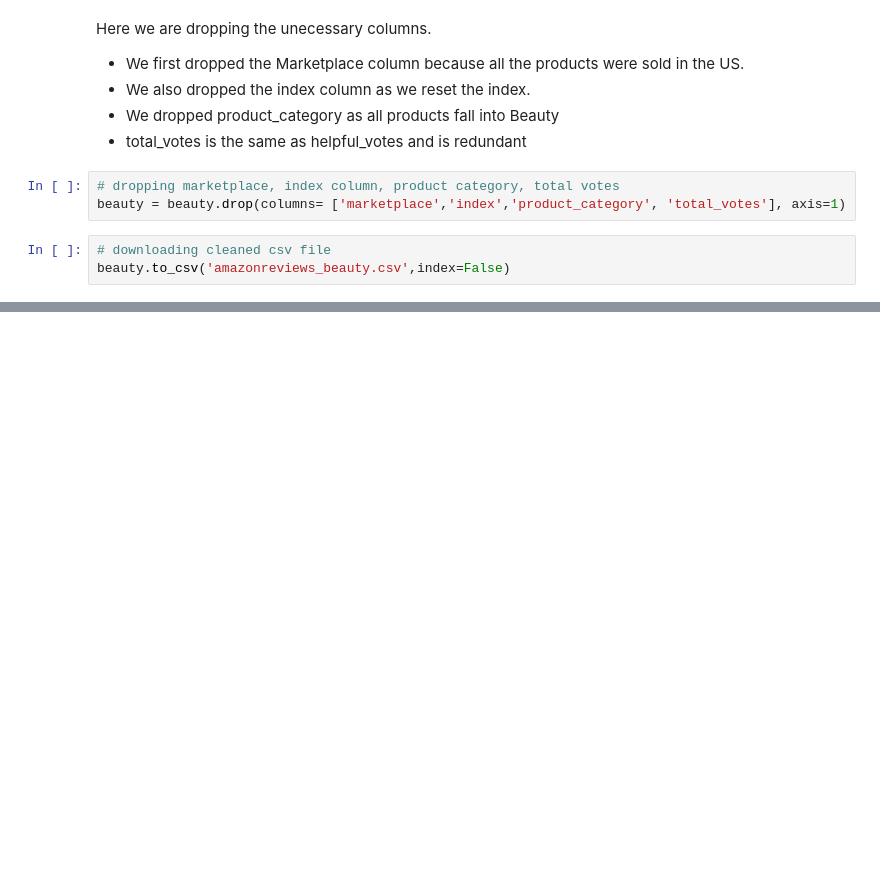
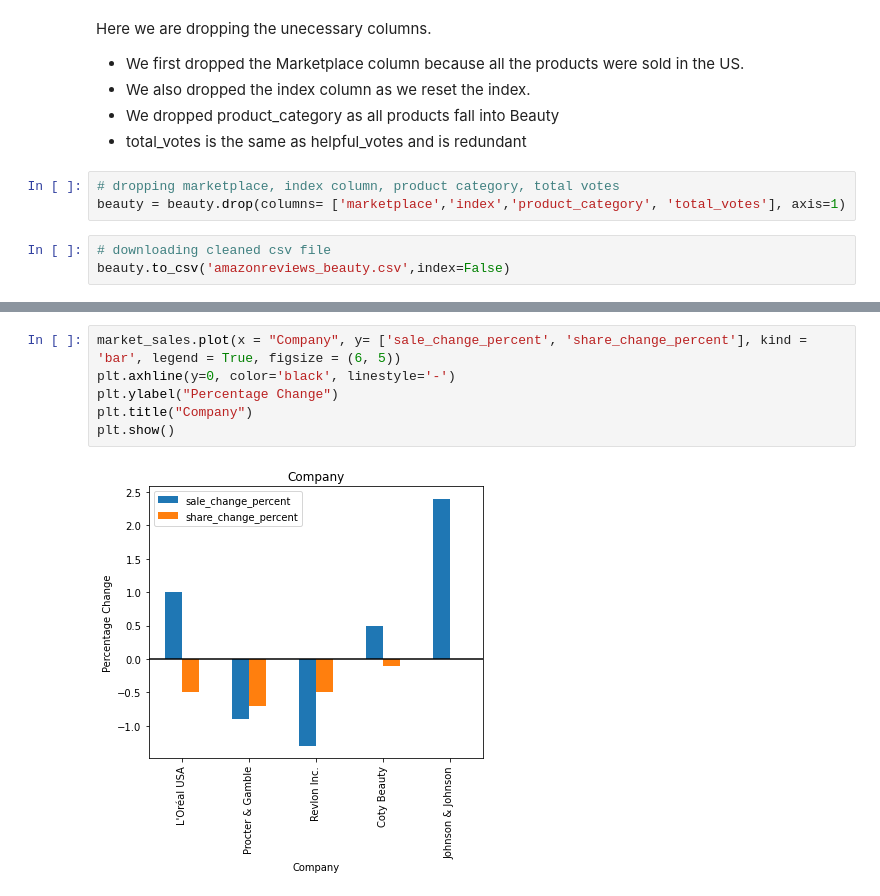
Before and after one commit to wansyd20/info2950, a Jupyter notebook: Phase 2.ipynb, the cells around one changed output, grey strips where cells are left out. Saved outputs shown, nothing was run; the diff lists cells and outputs as text; blank space fills up the shorter version.

```diff
--- a/Phase 2.ipynb
+++ b/Phase 2.ipynb
@@ -152,0 +303,8 @@ beauty_clean = pd.read_csv('amazonreviews_beauty.csv')
+# %%
+market_sales.plot(x = "Company", y= ['sale_change_percent', 'share_change_percent'], kind = 'bar', legend = True, figsize = (6, 5))
+plt.axhline(y=0, color='black', linestyle='-')
+plt.ylabel("Percentage Change")
+plt.title("Company")
+plt.show()
+# %% [output]
+[figure, added]
```
Also changed, not shown: parts of 80 cells of this notebook.
